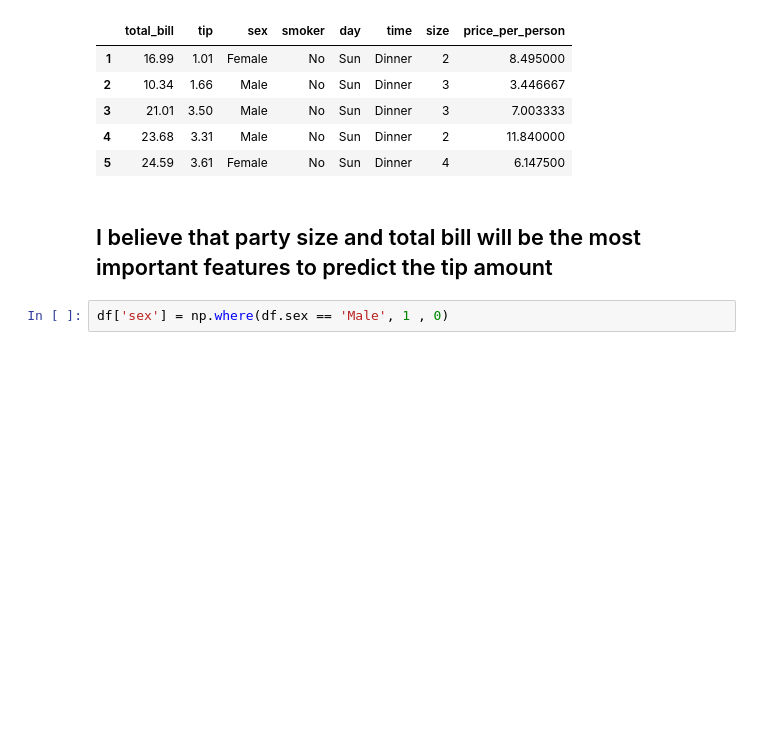
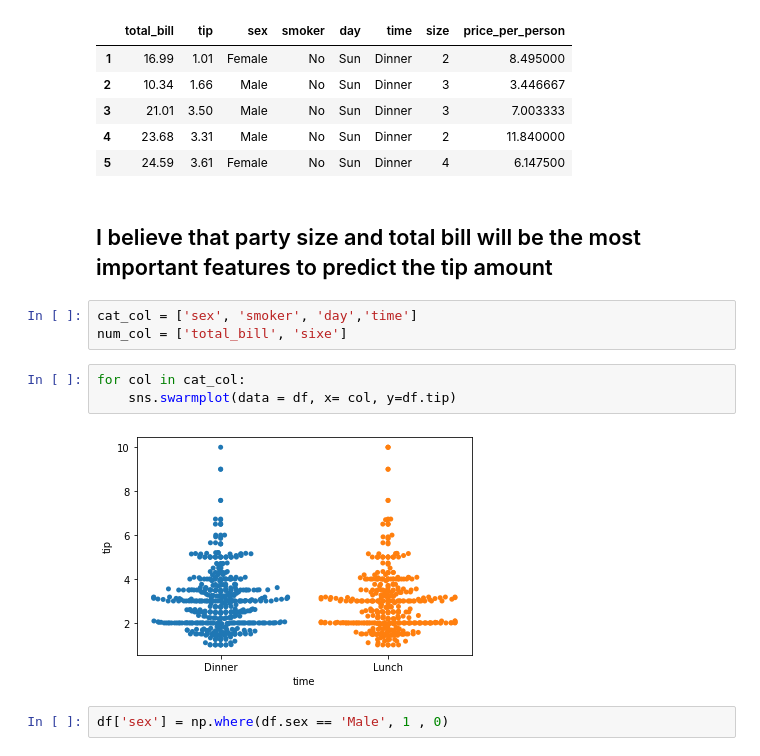
Before and after one commit to Larry-Holmes/regression-exercises, a Jupyter notebook: feature_engineering.ipynb, the cells around one changed output. Drawn from its saved outputs; the diff is of its cells as text; blank space fills up the shorter version.

```diff
--- a/feature_engineering.ipynb
+++ b/feature_engineering.ipynb
@@ -29,6 +31,14 @@ df.head()
 | 5 | 24.59 | 3.61 | Female | No | Sun | Dinner | 4 | 6.147500 |
 # %% [markdown]
 ## I believe that party size and total bill will be the most important features to predict the tip amount
+# %%
+cat_col = ['sex', 'smoker', 'day','time']
+num_col = ['total_bill', 'sixe']
+# %%
+for col in cat_col:
+    sns.swarmplot(data = df, x= col, y=df.tip)
+# %% [output]
+[figure, added]
 # %%
 df['sex'] = np.where(df.sex == 'Male', 1 , 0)
 # %%
```
Also changed, not shown: parts of 1 cell of this notebook, 3 other files.
